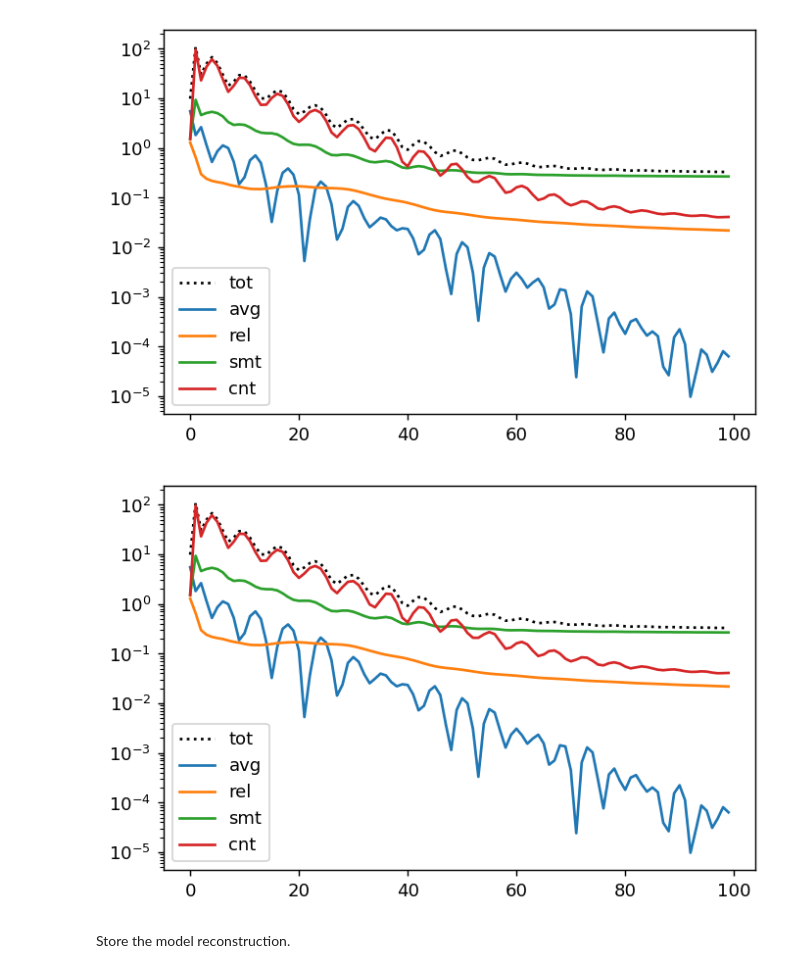
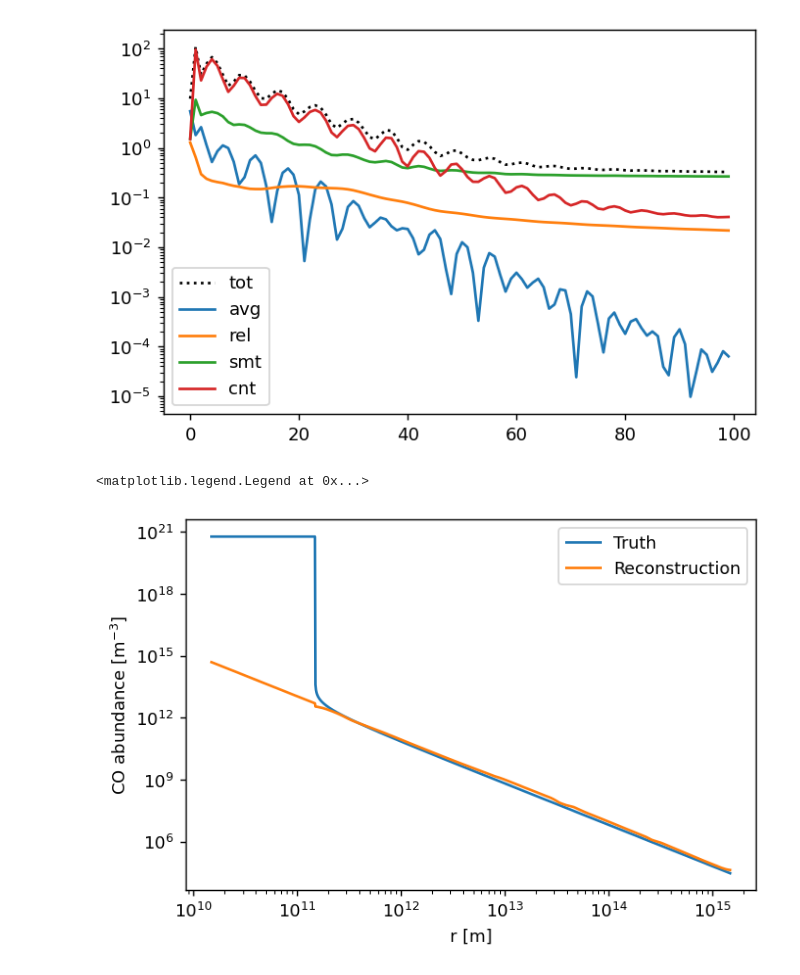
Before and after one commit to Magritte-code/pomme, a Jupyter notebook: docs/src/examples/1D_stellar_wind.ipynb, the cells around one changed output. Cells and saved outputs as stored; diff of their text form; code cells hidden in the pictures.

```diff
--- a/docs/src/examples/1D_stellar_wind.ipynb
+++ b/docs/src/examples/1D_stellar_wind.ipynb
@@ -464,10 +455,4 @@ smodel_recon.model_1D.save('1D_stellar_wind_recon_100.h5')
 losses.plot()
 # %% [output]
 [figure]
-# %%
-losses.plot()
-# %% [output]
-[figure, removed]
-# %% [markdown]
-Store the model reconstruction.
 # %%
@@ -474,0 +460,12 @@ smodel_recon.model_1D.save('model_recon.h5')
+# %%
+plt.figure(dpi=130)
+plt.plot(smodel_truth.rs, smodel_truth.get_abundance(smodel_truth.model_1D).data, label='Truth')
+plt.plot(smodel_recon.rs, smodel_recon.get_abundance(smodel_recon.model_1D).data, label='Reconstruction')
+plt.xscale('log')
+plt.yscale('log')
+plt.xlabel('r [m]')
+plt.ylabel('CO abundance [m$^{-3}$]')
+plt.legend()
+# %% [output]
+<matplotlib.legend.Legend at 0x...>
+[figure, added]
```
Also changed, not shown: parts of 6 cells of this notebook, 5 other files.
